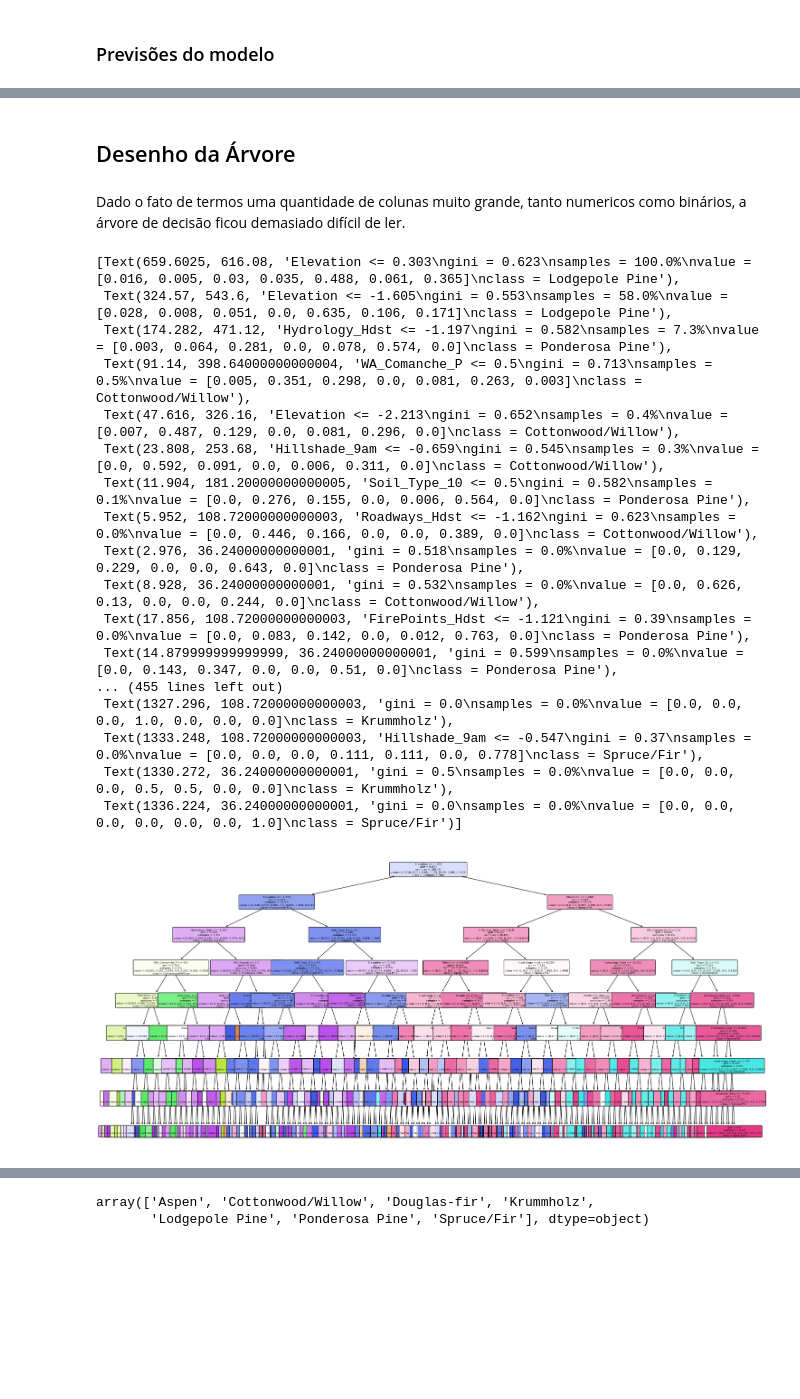
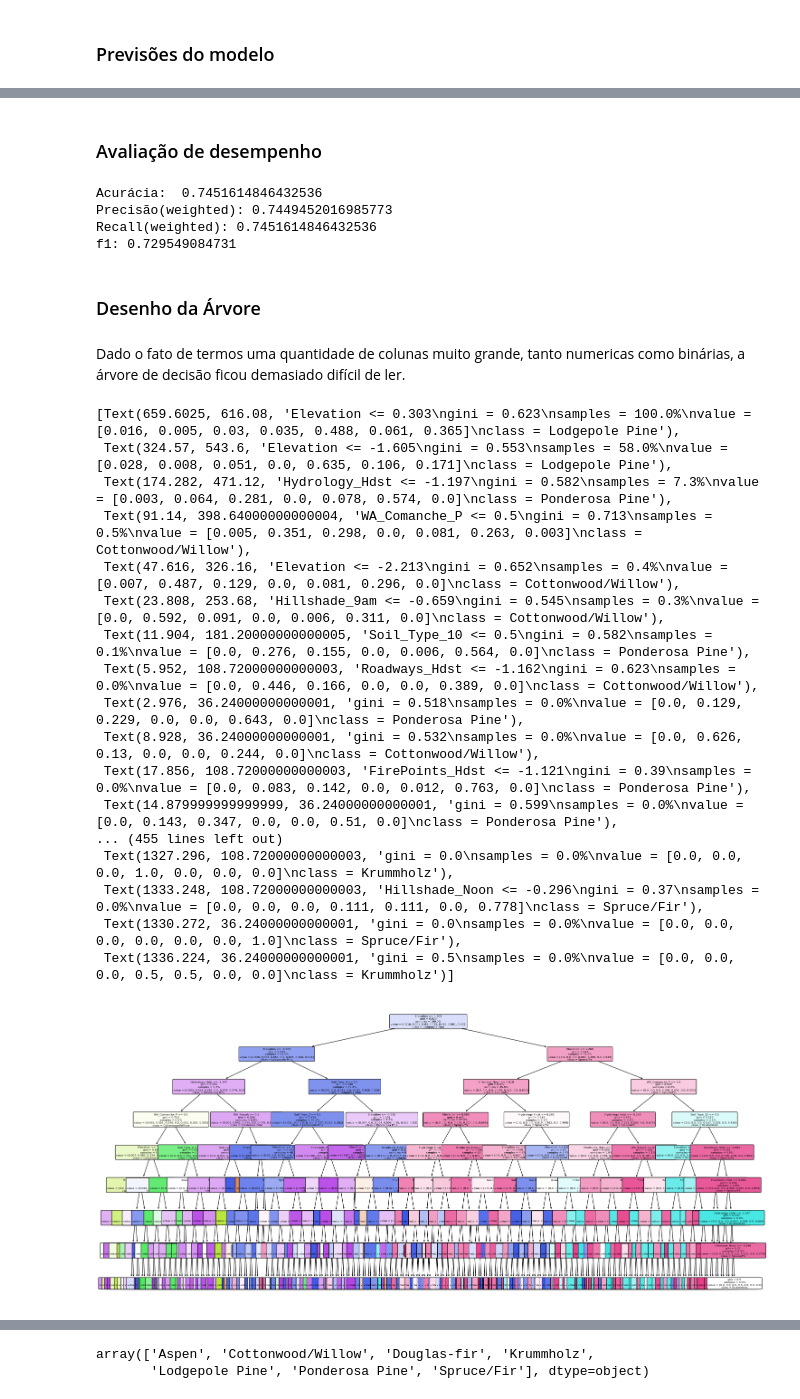
Before and after one commit to johnnyloreano/SGBDFinal, a Jupyter notebook: trabalho_classificacao.ipynb, the cells around one changed output, grey strips where cells are left out. Drawn from its saved outputs; the diff is of its cells as text; code cells hidden in the pictures; blank space fills up the shorter version.

```diff
--- a/trabalho_classificacao.ipynb
+++ b/trabalho_classificacao.ipynb
@@ -44,7 +44,7 @@ Total de colunas: 55
 # %%
 pd.set_option('display.max_columns', None) # Mostra todas as colunas
 # df = pd.read_csv('covtype.data', names=column_names)
-df = pd.read_csv('covtype.data/covtype.data', names=column_names)
+df = pd.read_csv('covtype.data', names=column_names)
 df
 # %% [output]
 |  | Elevation | Aspect | Slope | Hydrology_Hdst | Hydrology_Vdst | Roadways_Hdst | Hillshade_9am | ... |
@@ -410,39 +422,52 @@ Acurácia:  0.7475264033183523
+# %% [markdown]
+### Avaliação de desempenho
+# %%
+print("Acurácia: ", accuracy_score(y_test,y_predict_tree))
+print('Precisão(weighted):', precision_score(y_test, y_predict_tree, labels, average='weighted'))
+print('Recall(weighted):', recall_score(y_test, y_predict_tree, labels, average='weighted'))
+print('f1(weighted):', f1_score(y_test, y_predict_tree, labels, average='weighted'))
+# %% [output]
+Acurácia:  0.7451614846432536
+Precisão(weighted): 0.7449452016985773
+Recall(weighted): 0.7451614846432536
+f1: 0.729549084731
 # %%
-nomes_atributos = np.append( numeric_columns,
-                             wilderness_area_columns + soil_columns)
+# nomes_atributos = np.append( numeric_columns,
+#                             wilderness_area_columns + soil_columns)
+nomes_atributos = numeric_columns + wilderness_area_columns + soil_columns
 # %% [markdown]
-## Desenho da Árvore
+### Desenho da Árvore
 # %% [markdown]
-Dado o fato de termos uma quantidade de colunas muito grande, tanto numericos como binários, a árvore de decisão ficou demasiado difícil de ler.
+Dado o fato de termos uma quantidade de colunas muito grande, tanto numericas como binárias, a árvore de decisão ficou demasiado difícil de ler.
 # %%
 from sklearn import tree
 
 plt.figure(figsize=(24,12))
 
-plot_tree.plot_tree(my_tree,
+tree.plot_tree(my_tree,
                feature_names=nomes_atributos,
-               class_names=arvore.classes_,
+               class_names=my_tree.classes_,
                rounded=True,
                filled=True,
                proportion=True,
                fontsize=6)
 # %% [output]
 [Text(659.6025, 616.08, 'Elevation <= 0.303\ngini = 0.623\nsamples = 100.0%\nvalue = [0.016, 0.005, 0.03, 0.035, 0.488, 0.061, 0.365]\nclass = Lodgepole Pine'),
  Text(324.57, 543.6, 'Elevation <= -1.605\ngini = 0.553\nsamples = 58.0%\nvalue = [0.028, 0.008, 0.051, 0.0, 0.635, 0.106, 0.171]\nclass = Lodgepole Pine'),
  Text(174.282, 471.12, 'Hydrology_Hdst <= -1.197\ngini = 0.582\nsamples = 7.3%\nvalue = [0.003, 0.064, 0.281, 0.0, 0.078, 0.574, 0.0]\nclass = Ponderosa Pine'),
  Text(91.14, 398.64000000000004, 'WA_Comanche_P <= 0.5\ngini = 0.713\nsamples = 0.5%\nvalue = [0.005, 0.351, 0.298, 0.0, 0.081, 0.263, 0.003]\nclass = Cottonwood/Willow'),
  Text(47.616, 326.16, 'Elevation <= -2.213\ngini = 0.652\nsamples = 0.4%\nvalue = [0.007, 0.487, 0.129, 0.0, 0.081, 0.296, 0.0]\nclass = Cottonwood/Willow'),
  Text(23.808, 253.68, 'Hillshade_9am <= -0.659\ngini = 0.545\nsamples = 0.3%\nvalue = [0.0, 0.592, 0.091, 0.0, 0.006, 0.311, 0.0]\nclass = Cottonwood/Willow'),
  Text(11.904, 181.20000000000005, 'Soil_Type_10 <= 0.5\ngini = 0.582\nsamples = 0.1%\nvalue = [0.0, 0.276, 0.155, 0.0, 0.006, 0.564, 0.0]\nclass = Ponderosa Pine'),
  Text(5.952, 108.72000000000003, 'Roadways_Hdst <= -1.162\ngini = 0.623\nsamples = 0.0%\nvalue = [0.0, 0.446, 0.166, 0.0, 0.0, 0.389, 0.0]\nclass = Cottonwood/Willow'),
  Text(2.976, 36.24000000000001, 'gini = 0.518\nsamples = 0.0%\nvalue = [0.0, 0.129, 0.229, 0.0, 0.0, 0.643, 0.0]\nclass = Ponderosa Pine'),
  Text(8.928, 36.24000000000001, 'gini = 0.532\nsamples = 0.0%\nvalue = [0.0, 0.626, 0.13, 0.0, 0.0, 0.244, 0.0]\nclass = Cottonwood/Willow'),
  Text(17.856, 108.72000000000003, 'FirePoints_Hdst <= -1.121\ngini = 0.39\nsamples = 0.0%\nvalue = [0.0, 0.083, 0.142, 0.0, 0.012, 0.763, 0.0]\nclass = Ponderosa Pine'),
  Text(14.879999999999999, 36.24000000000001, 'gini = 0.599\nsamples = 0.0%\nvalue = [0.0, 0.143, 0.347, 0.0, 0.0, 0.51, 0.0]\nclass = Ponderosa Pine'),
 ... (455 lines left out)
  Text(1327.296, 108.72000000000003, 'gini = 0.0\nsamples = 0.0%\nvalue = [0.0, 0.0, 0.0, 1.0, 0.0, 0.0, 0.0]\nclass = Krummholz'),
- Text(1333.248, 108.72000000000003, 'Hillshade_9am <= -0.547\ngini = 0.37\nsamples = 0.0%\nvalue = [0.0, 0.0, 0.0, 0.111, 0.111, 0.0, 0.778]\nclass = Spruce/Fir'),
- Text(1330.272, 36.24000000000001, 'gini = 0.5\nsamples = 0.0%\nvalue = [0.0, 0.0, 0.0, 0.5, 0.5, 0.0, 0.0]\nclass = Krummholz'),
- Text(1336.224, 36.24000000000001, 'gini = 0.0\nsamples = 0.0%\nvalue = [0.0, 0.0, 0.0, 0.0, 0.0, 0.0, 1.0]\nclass = Spruce/Fir')]
+ Text(1333.248, 108.72000000000003, 'Hillshade_Noon <= -0.296\ngini = 0.37\nsamples = 0.0%\nvalue = [0.0, 0.0, 0.0, 0.111, 0.111, 0.0, 0.778]\nclass = Spruce/Fir'),
+ Text(1330.272, 36.24000000000001, 'gini = 0.0\nsamples = 0.0%\nvalue = [0.0, 0.0, 0.0, 0.0, 0.0, 0.0, 1.0]\nclass = Spruce/Fir'),
+ Text(1336.224, 36.24000000000001, 'gini = 0.5\nsamples = 0.0%\nvalue = [0.0, 0.0, 0.0, 0.5, 0.5, 0.0, 0.0]\nclass = Krummholz')]
-[figure, old version]
+[figure, new version]
 # %% [markdown]
```
Also changed, not shown: parts of 26 cells of this notebook, 1 other file.
